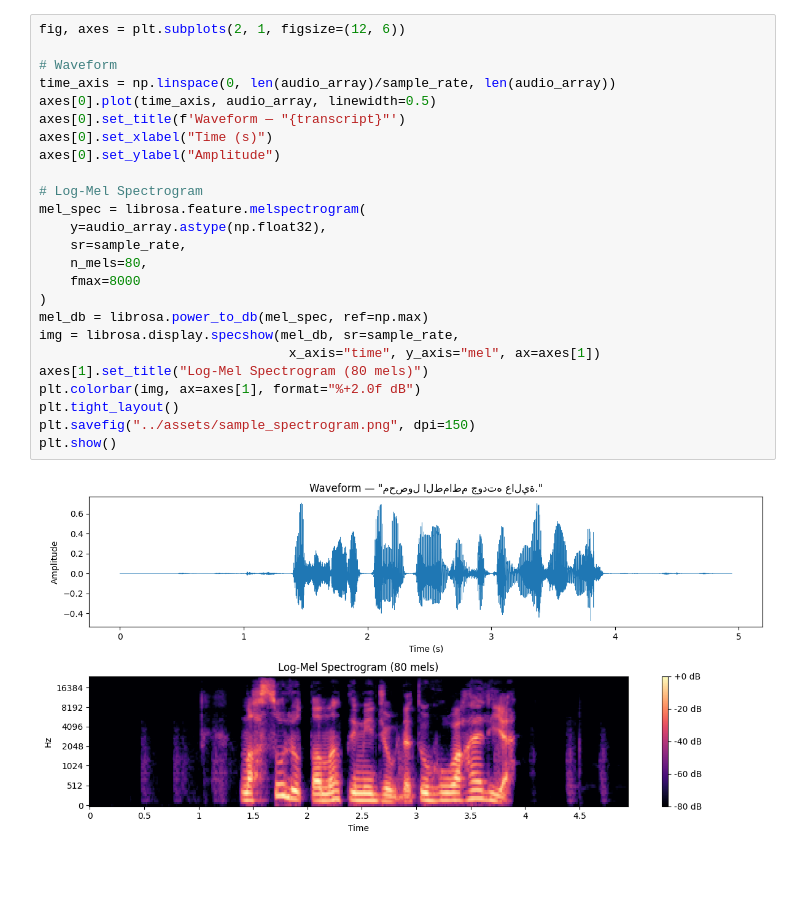
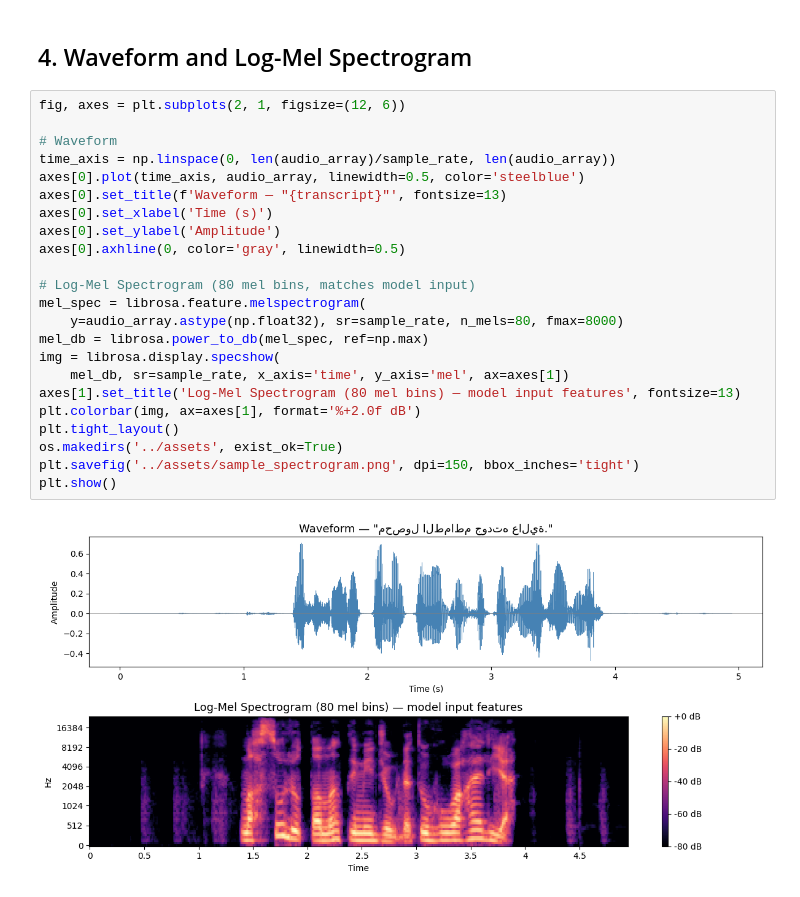
Before and after one commit to amr-hussain/A-ASR, a Jupyter notebook: notebooks/data_exploration.ipynb, the cells around one changed output. Cells and saved outputs as stored; diff of their text form; blank space fills up the shorter version.

```diff
--- a/notebooks/data_exploration.ipynb
+++ b/notebooks/data_exploration.ipynb
@@ -60,27 +91,27 @@ Gender      : male_masculine
+# %% [markdown]
+## 4. Waveform and Log-Mel Spectrogram
 # %%
 fig, axes = plt.subplots(2, 1, figsize=(12, 6))
 
 # Waveform
 time_axis = np.linspace(0, len(audio_array)/sample_rate, len(audio_array))
-axes[0].plot(time_axis, audio_array, linewidth=0.5)
-axes[0].set_title(f'Waveform — "{transcript}"')
-axes[0].set_xlabel("Time (s)")
-axes[0].set_ylabel("Amplitude")
+axes[0].plot(time_axis, audio_array, linewidth=0.5, color='steelblue')
+axes[0].set_title(f'Waveform — "{transcript}"', fontsize=13)
+axes[0].set_xlabel('Time (s)')
+axes[0].set_ylabel('Amplitude')
+axes[0].axhline(0, color='gray', linewidth=0.5)
 
-# Log-Mel Spectrogram
+# Log-Mel Spectrogram (80 mel bins, matches model input)
 mel_spec = librosa.feature.melspectrogram(
-    y=audio_array.astype(np.float32),
-    sr=sample_rate,
-    n_mels=80,
-    fmax=8000
-)
+    y=audio_array.astype(np.float32), sr=sample_rate, n_mels=80, fmax=8000)
 mel_db = librosa.power_to_db(mel_spec, ref=np.max)
-img = librosa.display.specshow(mel_db, sr=sample_rate,
-                                x_axis="time", y_axis="mel", ax=axes[1])
-axes[1].set_title("Log-Mel Spectrogram (80 mels)")
-plt.colorbar(img, ax=axes[1], format="%+2.0f dB")
+img = librosa.display.specshow(
+    mel_db, sr=sample_rate, x_axis='time', y_axis='mel', ax=axes[1])
+axes[1].set_title('Log-Mel Spectrogram (80 mel bins) — model input features', fontsize=13)
+plt.colorbar(img, ax=axes[1], format='%+2.0f dB')
 plt.tight_layout()
-plt.savefig("../assets/sample_spectrogram.png", dpi=150)
+os.makedirs('../assets', exist_ok=True)
+plt.savefig('../assets/sample_spectrogram.png', dpi=150, bbox_inches='tight')
 plt.show()
 # %% [output]
-[figure, old version]
+[figure, new version]
```
Also changed, not shown: parts of 19 cells of this notebook, 18 other files.
